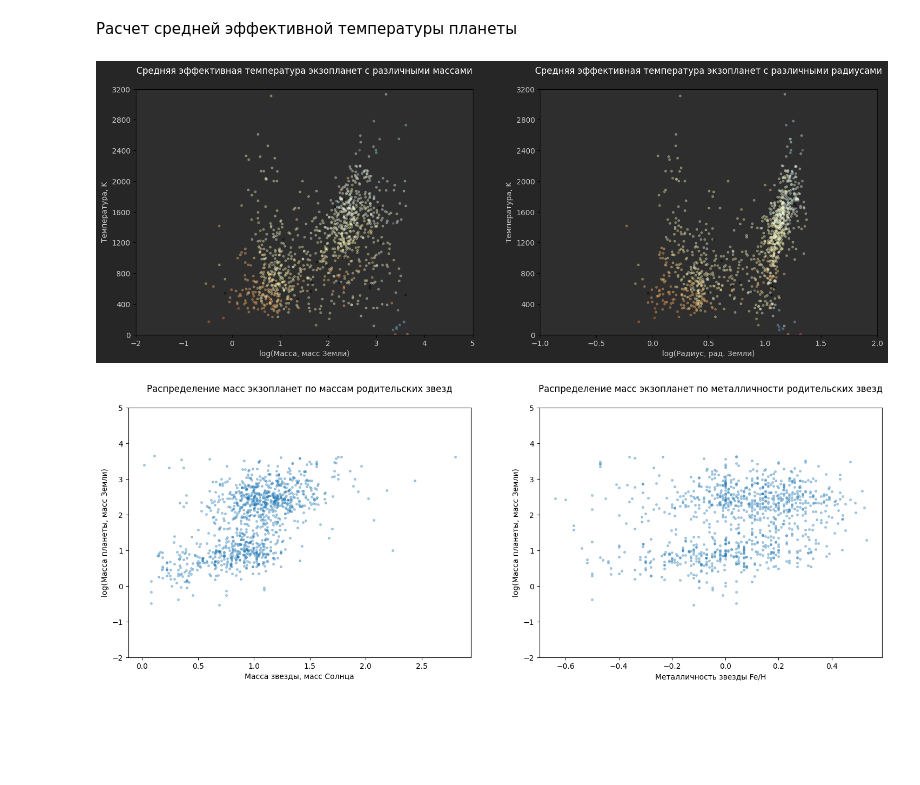
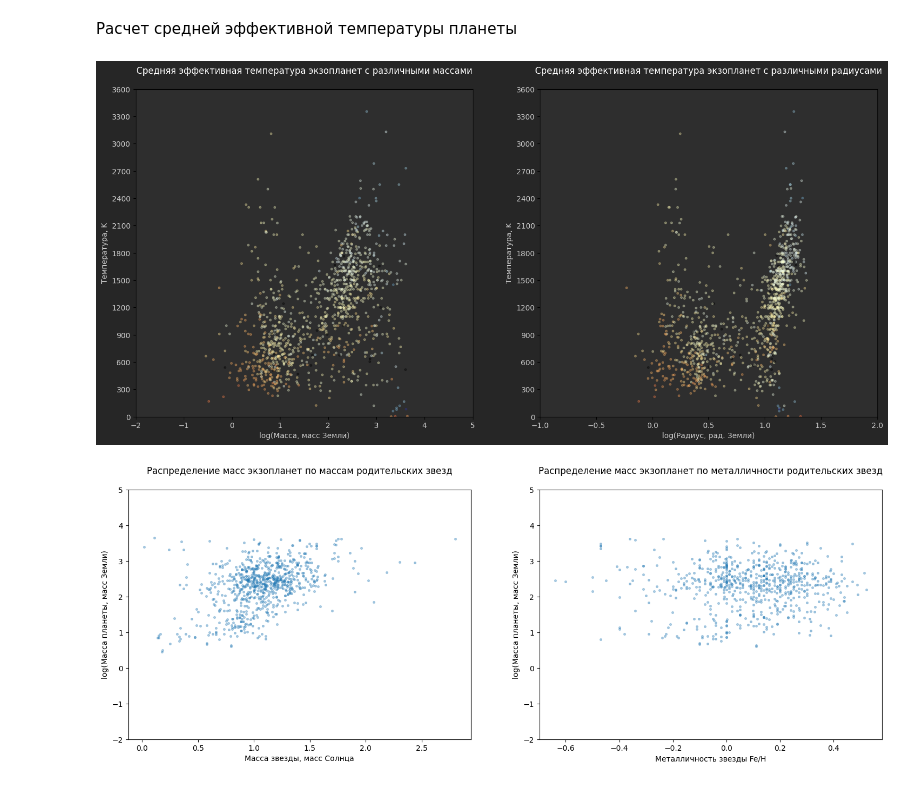
Before and after one commit to ochobkaa/exoplanetmodel, a Jupyter notebook: exoplanets.ipynb, the cells around one changed output. Drawn from its saved outputs; the diff is of its cells as text; code cells hidden in the pictures; blank space fills up the shorter version.

```diff
--- a/exoplanets.ipynb
+++ b/exoplanets.ipynb
@@ -231,7 +232,9 @@ SP_CLASS_TABLE = {
     "F": (6000.0, 7400.0),
     "G": (5000.0, 6000.0),
     "K": (3800.0, 5000.0),
-    "M": (2500.0, 3800.0)
+    "M": (2500.0, 3800.0),
+    "L": (1300.0, 2500.0),
+    "T": (600.0, 1300.0)
 }
 # %% [markdown]
 <h2>Расчет недостающих данных</h2>
@@ -296,33 +296,33 @@ val = get_log_pmass(calc_df)
 radius = get_log_prad(calc_df)
 
 fig, axes = plot.subplots(facecolor=BG_COLOR, ncols=2)
 
 fig.set_figwidth(18)
-fig.set_figheight(6)
+fig.set_figheight(8)
 
 colormap = colormaps.get_cmap("RdYlBu")
 norm = color.Normalize(0, 11000)
 
 axes[0].scatter(val, mean_teff, s=7, alpha=0.33, color=colormap(norm(star_teff)))
 axes[1].scatter(radius, mean_teff, s=7, alpha=0.33, color=colormap(norm(star_teff)))
 
 for a in axes:
     a.set_facecolor(PLOT_BG_COLOR)
 
     a.set_ylabel("Температура, K", color=T_COLOR)
     a.set_ylim(0, 3000)
-    a.set_yticks(np.arange(0, 3600, 400))
+    a.set_yticks(np.arange(0, 3800, 300))
 
     a.tick_params(labelcolor=T_COLOR)
 
 axes[0].set_title("Cредняя эффективная температура экзопланет с различными массами\n", color=T_TITLE_COLOR)
 axes[0].set_xlabel("log(Масса, масс Земли)", color=T_COLOR)
 axes[0].set_xlim(-2, 5)
 
 axes[1].set_title("Cредняя эффективная температура экзопланет с различными радиусами\n", color=T_TITLE_COLOR)
 axes[1].set_xlabel("log(Радиус, рад. Земли)", color=T_COLOR)
 axes[1].set_xlim(-1, 2)
 
 plot.show()
 # %% [output]
-[figure, old version]
+[figure, new version]
@@ -329,7 +337,7 @@ plot.show()
 # %%
-s_mass = calc_df.get("star_mass").tolist()
-s_feh = calc_df.get("star_metallicity").tolist()
-val = get_log_pmass(calc_df)
+s_mass = smass_df.get("star_mass").tolist()
+s_feh = smass_df.get("star_metallicity").tolist()
+val = get_log_pmass(smass_df)
 
 fig, axes = plot.subplots(ncols=2)
 
@@ -351,4 +359,4 @@ axes[1].set_xlabel("Металличность звезды Fe/H")
 
 plot.show()
 # %% [output]
-[figure, old version]
+[figure, new version]
```
Also changed, not shown: parts of 6 cells of this notebook.
